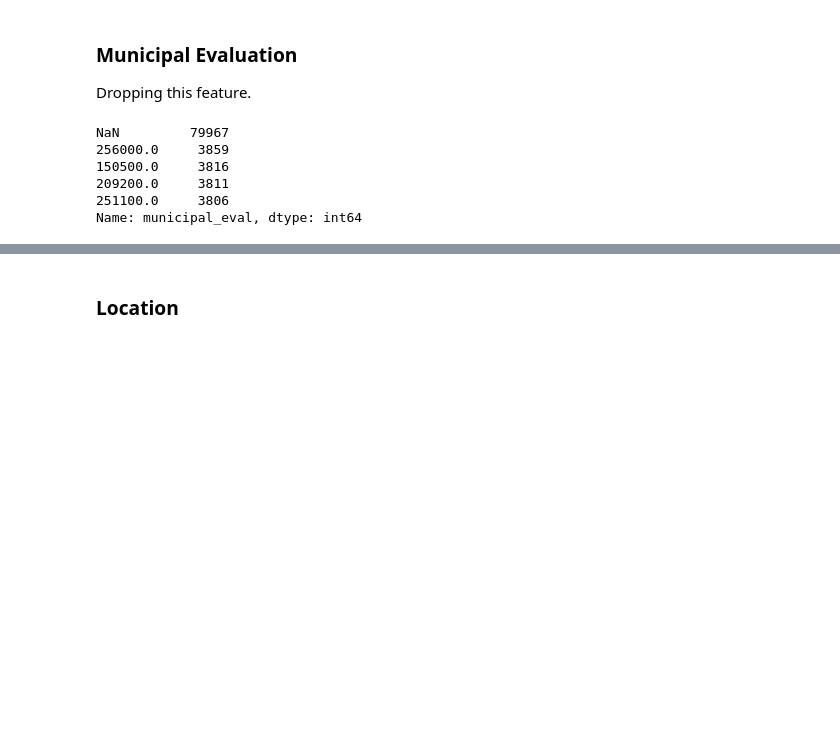
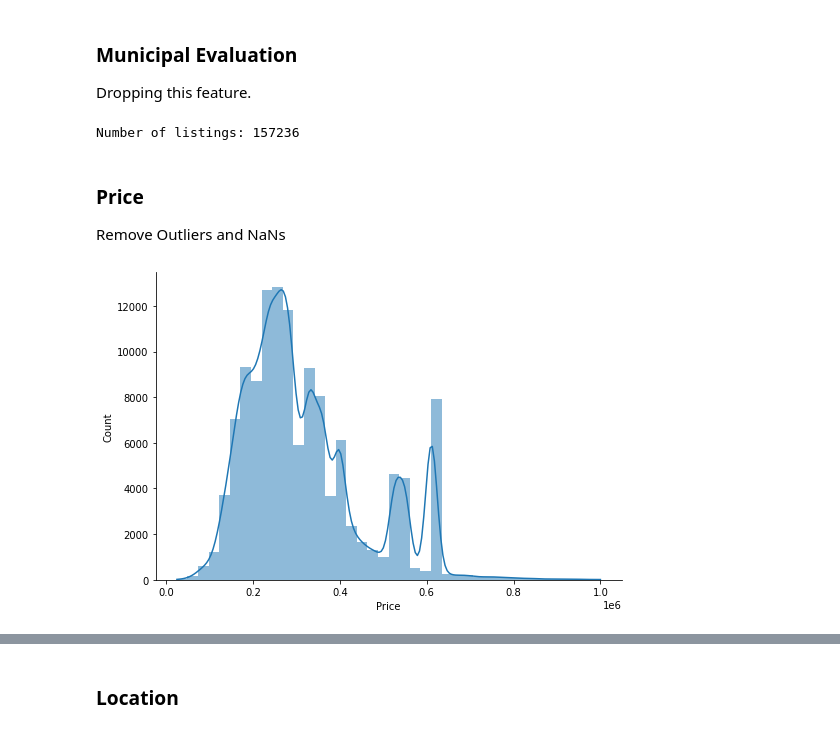
Before and after one commit to simkass/quebec-real-estate-analysis, a Jupyter notebook: notebooks/preprocessing.ipynb, the cells around one changed output, grey strips where cells are left out. Drawn from its saved outputs; the diff is of its cells as text; code cells hidden in the pictures; blank space fills up the shorter version.

```diff
--- a/notebooks/preprocessing.ipynb
+++ b/notebooks/preprocessing.ipynb
@@ -260,12 +215,3 @@ Number of listings: 158320
 # %% [markdown]
 ### Municipal Evaluation
 Dropping this feature.
-# %%
-listings_df['municipal_eval'].value_counts(dropna=False).iloc[0:5]
-# %% [output]
-NaN         79967
-256000.0     3859
-150500.0     3816
-209200.0     3811
-251100.0     3806
-Name: municipal_eval, dtype: int64
@@ -274,9 +218,12 @@ drop_municipal_eval = True
-# %%
-if drop_municipal_eval:
-    listings_df = listings_df.drop(['municipal_eval'], axis=1)
-else:
-    listings_df = listings_df[listings_df['municipal_eval'] > 2000]
-    listings_df = listings_df[listings_df['municipal_eval'] < 1000000]
-    listings_df['municipal_eval'] = listings_df['municipal_eval'].astype(int)
-
-    sns.distplot(listings_df['municipal_eval'])
+# %%
+listings_df = listings_df.drop(['municipal_eval'], axis=1)
+
+print("Number of listings: " + str(len(listings_df)))
+# %% [output]
+Number of listings: 157236
+# %% [markdown]
+### Price
+Remove Outliers and NaNs
+# %%
+min_price = 20000
+max_price = 1000000
@@ -283,3 +236,9 @@ else:
+# %%
+ax = sns.displot(listings_df, x='price', kde=True, fill=True, bins=40, height=5, aspect=1.5, linewidth=0)
+ax.set(xlabel="Price")
+plt.savefig('./figures/price-hist.png', transparent=True)
+# %% [output]
+[figure, added]
 # %%
 print("Number of listings: " + str(len(listings_df)))
 # %% [output]
```
Also changed, not shown: parts of 76 cells of this notebook, 3 other files.
